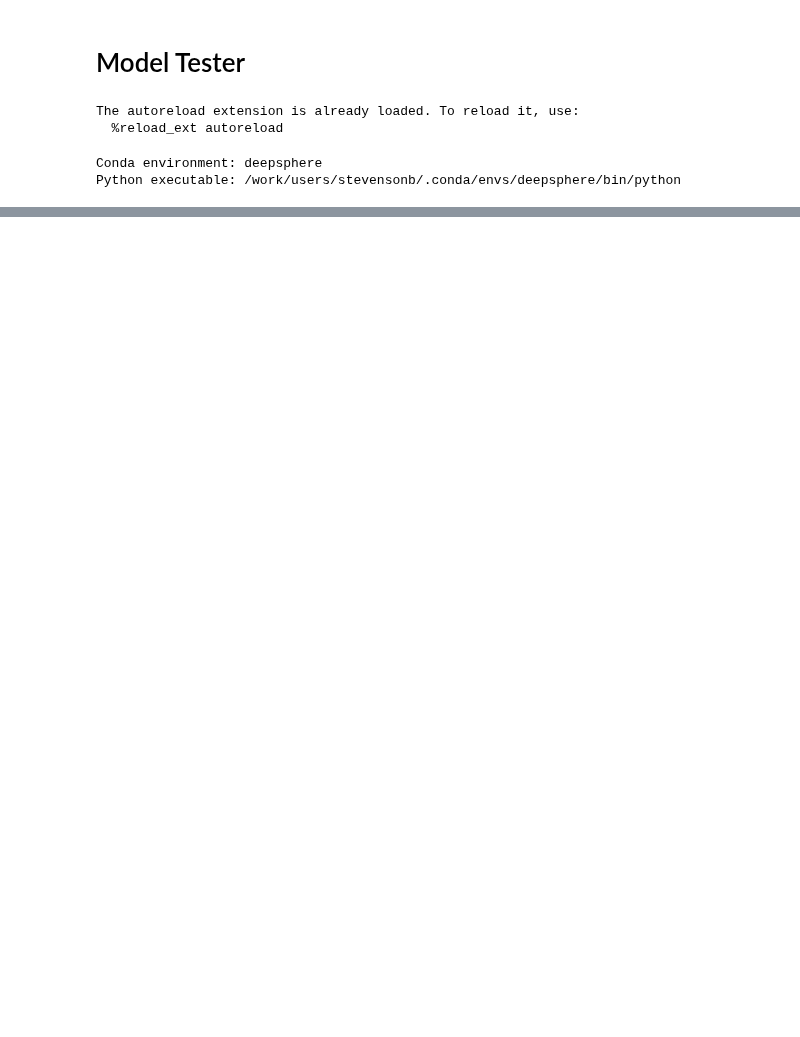
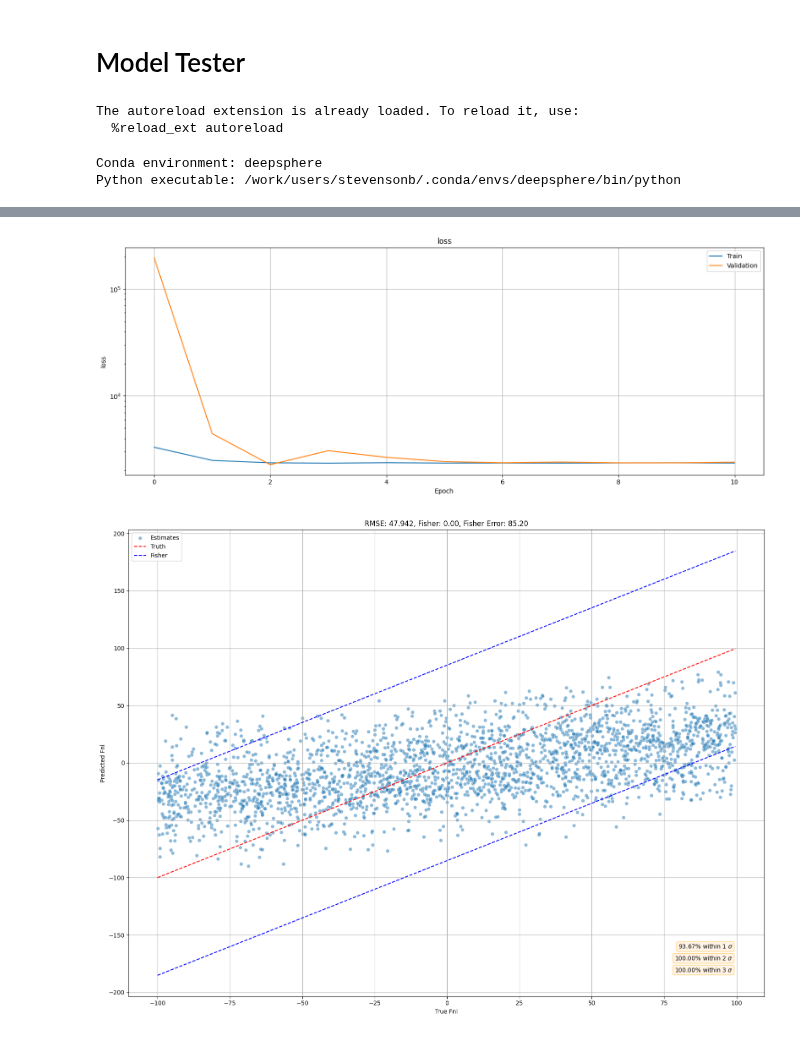
Before and after one commit to JBrandonS/MLPNG, a Jupyter notebook: notebooks/trainer.ipynb, the cells around one changed output, grey strips where cells are left out. Cells and saved outputs as stored; diff of their text form; code cells hidden in the pictures; blank space fills up the shorter version.

Commit message:
new trainer notbook, updated scn models and dataloader

```diff
--- a/notebooks/trainer.ipynb
+++ b/notebooks/trainer.ipynb
@@ -459,0 +177,13 @@ print_errors(truth, preds, fisher)
+# %%
+core = Core(
+    [
+        "settings/n32.json",
+        "--nsims",
+        "1000",
+        # "--fnl_range",
+        # "-100",
+        # "100",
+        "--pols",
+        "T",
+    ]
+)
@@ -459,0 +251,28 @@ print_errors(truth, preds, fisher)
+# %%
+tf_dir = f"{core.dirs['tb']}/{core.name}-jorik"
+callbacks = [
+    TerminateOnNaN(),
+    EarlyStopping(monitor="val_loss", patience=8, restore_best_weights=True),
+    TensorBoard(log_dir=tf_dir),
+    ModelCheckpoint(tf_dir, monitor="val_loss", save_best_only=True),
+]
+# try_init_wandb(notes="model testing", tags=["SCNUNet"], append_to=callbacks)
+
+history = model.fit(
+    train_tf,
+    epochs=MAX_EPOCHS,
+    validation_data=val_tf,
+    callbacks=callbacks,
+    verbose=2,
+)
+# model.save(f"{core.dirs['model']}/{core.name}-{core.slurm.job}-jorik.keras")
+
+###########################################################
+
+logger.debug("Getting final plots")
+truth = np.concatenate([y for _, y in test_tf])  # type: ignore
+preds = model.predict(test_tf, verbose=0)
+# using evaluate to get the rmse since manually calculating it was giving a different value
+rmse = model.evaluate(test_tf, verbose=0)[1]
+
+print_errors(truth, preds, fisher)
@@ -459,0 +297,7 @@ print_errors(truth, preds, fisher)
+# %%
+plot_metrics(history, metrics=["loss"], show=True)
+plot_predictions(truth, preds, fisher=fisher, title=f"RMSE: {rmse:.3f}", show=True)
+plot_histogram(truth, preds, show=True)
+# %% [output]
+[figure, added]
+[figure, added]
```
Also changed, not shown: parts of 28 cells of this notebook, 6 other files.
